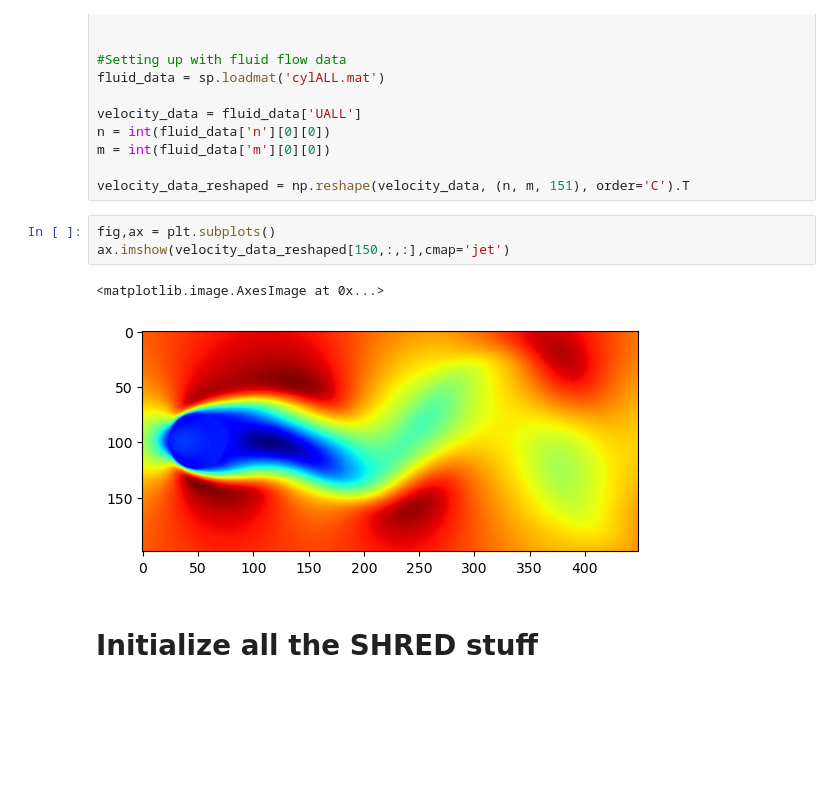
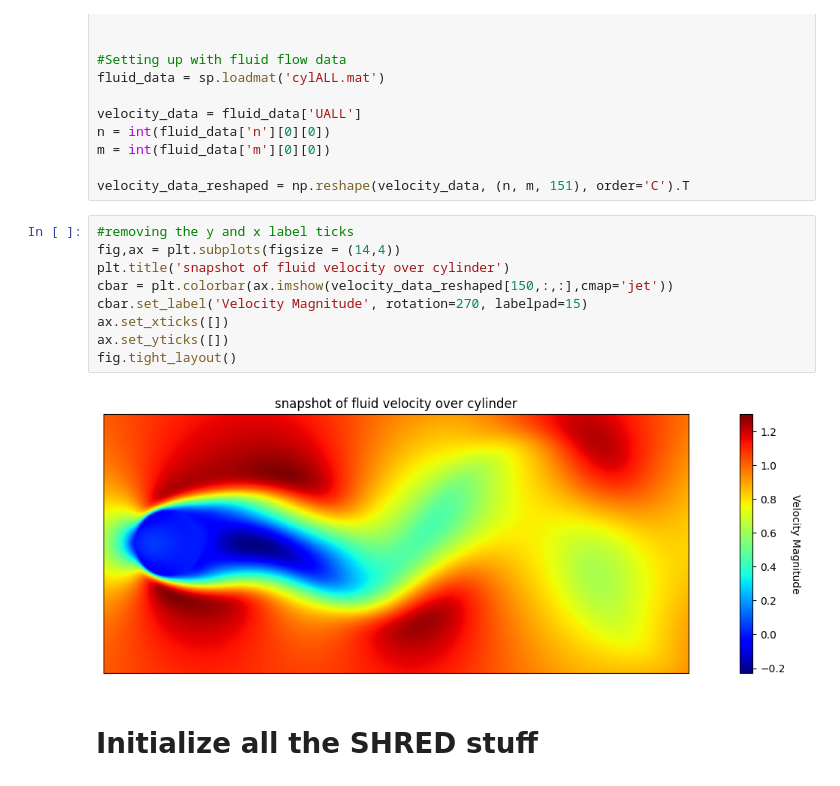
Before and after one commit to Paruuv/Master, a Jupyter notebook: SHRED_fluid_data.ipynb, the cells around one changed output. Drawn from its saved outputs; the diff is of its cells as text; blank space fills up the shorter version.

```diff
--- a/SHRED_fluid_data.ipynb
+++ b/SHRED_fluid_data.ipynb
@@ -16,11 +16,16 @@ m = int(fluid_data['m'][0][0])
 
 velocity_data_reshaped = np.reshape(velocity_data, (n, m, 151), order='C').T
 # %%
-fig,ax = plt.subplots()
-ax.imshow(velocity_data_reshaped[150,:,:],cmap='jet')
+#removing the y and x label ticks
+fig,ax = plt.subplots(figsize = (14,4))
+plt.title('snapshot of fluid velocity over cylinder')
+cbar = plt.colorbar(ax.imshow(velocity_data_reshaped[150,:,:],cmap='jet'))
+cbar.set_label('Velocity Magnitude', rotation=270, labelpad=15)
+ax.set_xticks([])
+ax.set_yticks([])
+fig.tight_layout()
 # %% [output]
-<matplotlib.image.AxesImage at 0x...>
-[figure, old version]
+[figure, new version]
 # %% [markdown]
 # Initialize all the SHRED stuff
 # %%
```
Also changed, not shown: parts of 6 cells of this notebook, 1 other file.
